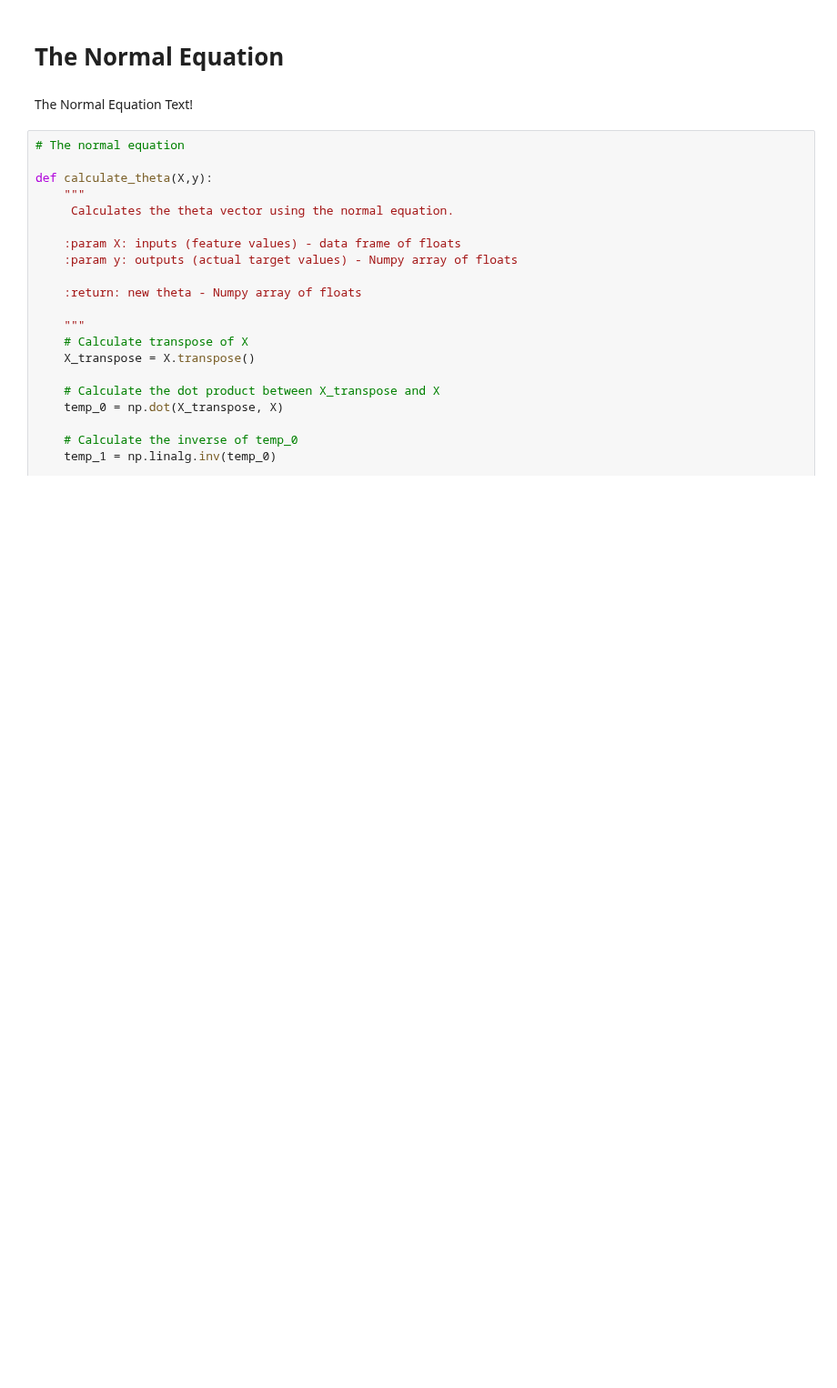
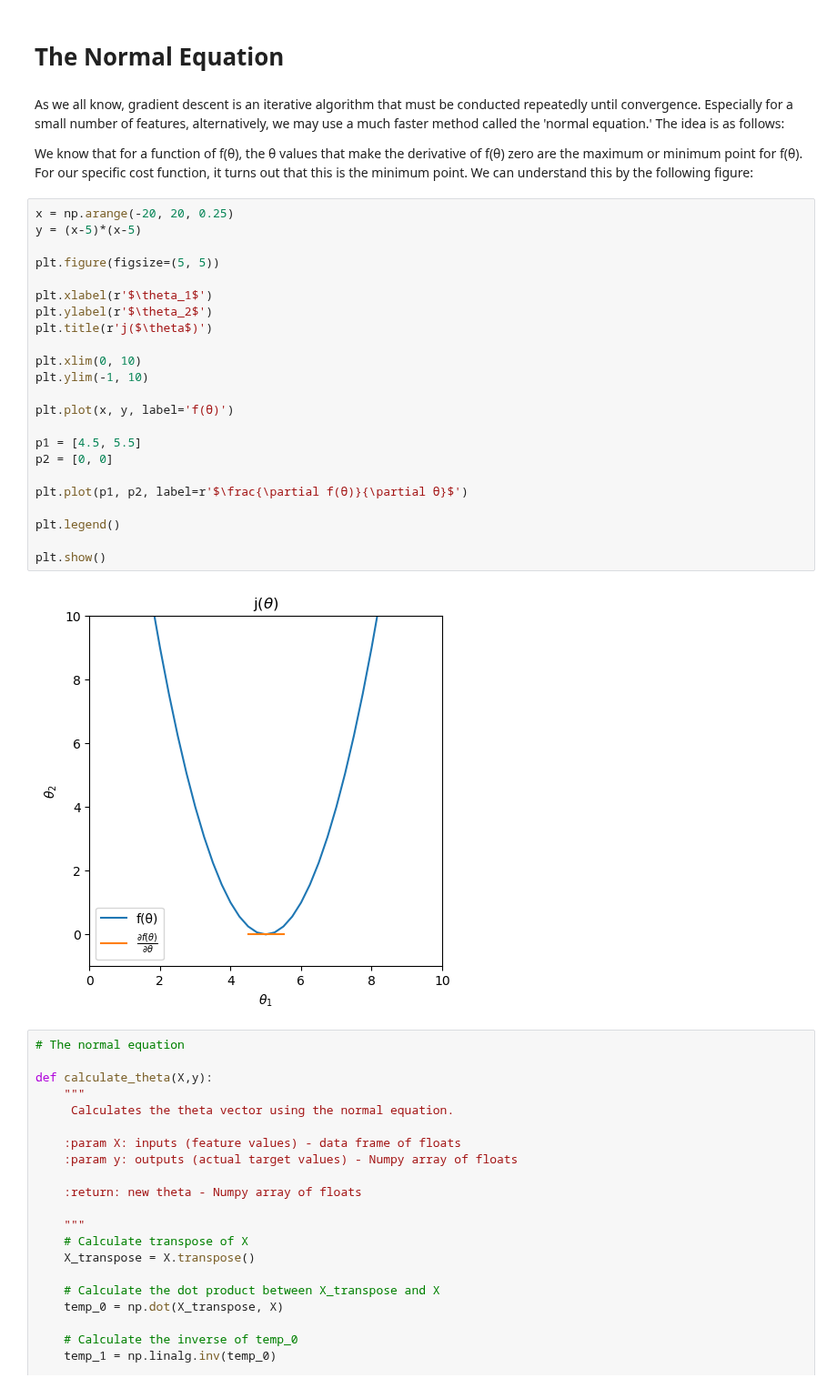
Before and after one commit to ErkanHatipoglu/Kaggle-Notebooks, a Jupyter notebook: linear-regression-using-the-normal-equation.ipynb, the cells around one changed output. Shown at 91% size. Saved outputs shown, nothing was run; the diff lists cells and outputs as text; blank space fills up the shorter version.

Commit message:
Kaggle Notebook | Linear Regression Using the Normal Equation | Version 13

```diff
--- a/linear-regression-using-the-normal-equation.ipynb
+++ b/linear-regression-using-the-normal-equation.ipynb
@@ -52,8 +53,35 @@ from sklearn.model_selection import train_test_split
 </div>
 # %% [markdown]
 # The Normal Equation   <a id='normal'></a>
-# %% [markdown]
-The Normal Equation Text!
+# %% [markdown]
+As we all know, gradient descent is an iterative algorithm that must be conducted repeatedly until convergence. Especially for a small number of features, alternatively, we may use a much faster method called the 'normal equation.' The idea is as follows:
+
+We know that for a function of f(θ), the θ values that make the derivative of f(θ) zero are the maximum or minimum point for f(θ). For our specific cost function, it turns out that this is the minimum point. We can understand this by the following figure:
+# %%
+x = np.arange(-20, 20, 0.25)
+y = (x-5)*(x-5)
+
+plt.figure(figsize=(5, 5))
+
+plt.xlabel(r'$\theta_1$')
+plt.ylabel(r'$\theta_2$')
+plt.title(r'j($\theta$)')
+
+plt.xlim(0, 10)
+plt.ylim(-1, 10)
+
+plt.plot(x, y, label='f(θ)')
+
+p1 = [4.5, 5.5]
+p2 = [0, 0]
+
+plt.plot(p1, p2, label=r'$\frac{\partial f(θ)}{\partial θ}$')
+
+plt.legend()
+
+plt.show()
+# %% [output]
+[figure, added]
 # %%
 # The normal equation
 
```
Also changed, not shown: parts of 1 cell of this notebook.
